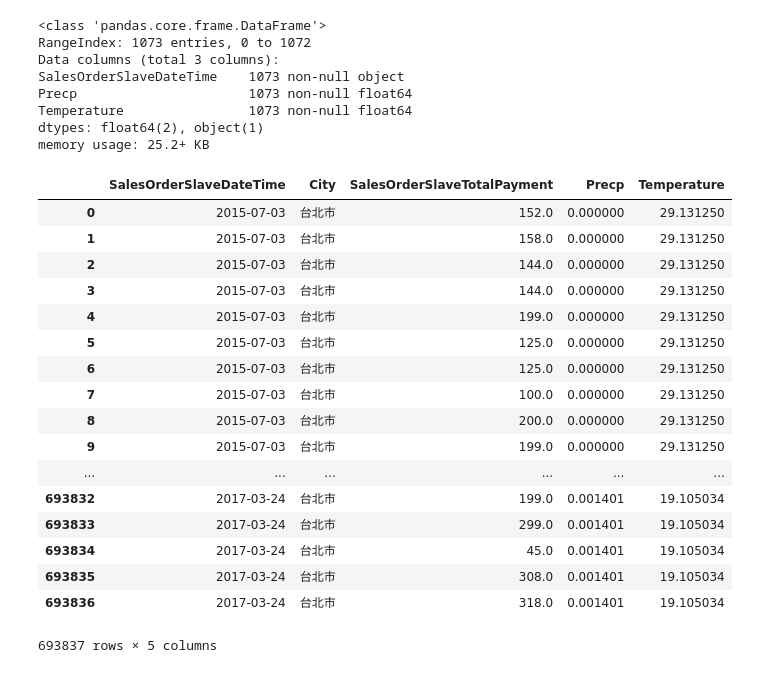
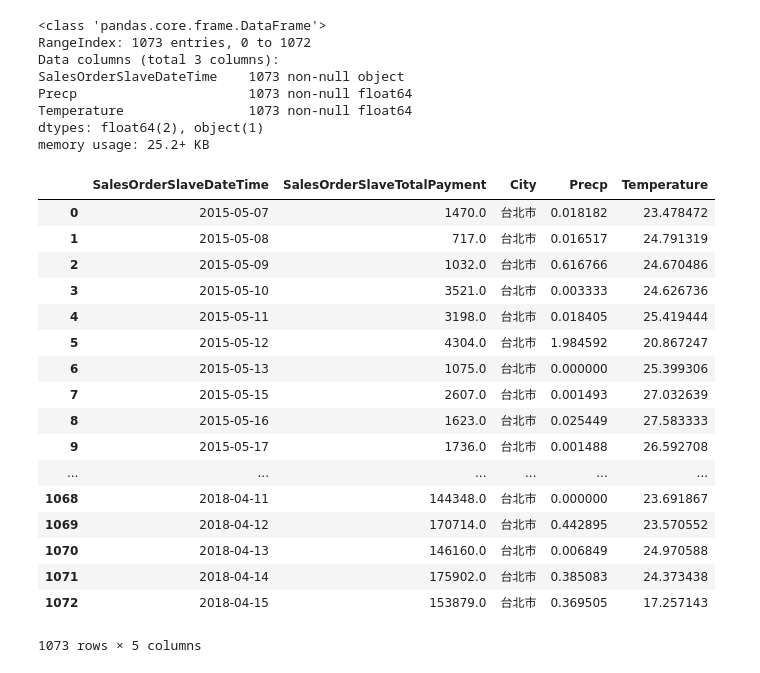
Before and after one commit to Hank421Chen/Python-, a Jupyter notebook: week_2/Homework/week2_hw.ipynb, the cells around one changed output. Saved outputs shown, nothing was run; the diff lists cells and outputs as text; code cells hidden in the pictures.

```diff
--- a/week_2/Homework/week2_hw.ipynb
+++ b/week_2/Homework/week2_hw.ipynb
@@ -32,3 +32,7 @@ taipei_data
 | 5495273 | 2017-03-29 | 台北市 | 330.0 |
 | 5495274 | 2017-03-29 | 台北市 | 188.0 |
 693837 rows × 3 columns
+# %%
+taipei_data2 = taipei_data.groupby(by='SalesOrderSlaveDateTime')['SalesOrderSlaveTotalPayment'].sum()
+taipei_data3 = pd.DataFrame(taipei_data2)
+taipei_data3
@@ -34,0 +59,3 @@ taipei_data
+# %%
+taipei_data3['City'] = '台北市'
+taipei_data3
@@ -80,30 +121,28 @@ Precp                      1073 non-null float64
 Temperature                1073 non-null float64
 dtypes: float64(2), object(1)
 memory usage: 25.2+ KB
-# %%
-taipei_result = pd.merge(taipei_data, taipei_climate, on='SalesOrderSlaveDateTime')
-#taipei_result = pd.concat(taipei_data, taipei_climate,join_axes = 'SalesOrderSlaveDateTime')
-
-taipei_result
-# %% [output]
-|  | SalesOrderSlaveDateTime | City | SalesOrderSlaveTotalPayment | Precp | Temperature |
-| 0 | 2015-07-03 | 台北市 | 152.0 | 0.000000 | 29.131250 |
-| 1 | 2015-07-03 | 台北市 | 158.0 | 0.000000 | 29.131250 |
-| 2 | 2015-07-03 | 台北市 | 144.0 | 0.000000 | 29.131250 |
-| 3 | 2015-07-03 | 台北市 | 144.0 | 0.000000 | 29.131250 |
-| 4 | 2015-07-03 | 台北市 | 199.0 | 0.000000 | 29.131250 |
-| 5 | 2015-07-03 | 台北市 | 125.0 | 0.000000 | 29.131250 |
-| 6 | 2015-07-03 | 台北市 | 125.0 | 0.000000 | 29.131250 |
-| 7 | 2015-07-03 | 台北市 | 100.0 | 0.000000 | 29.131250 |
-| 8 | 2015-07-03 | 台北市 | 200.0 | 0.000000 | 29.131250 |
-| 9 | 2015-07-03 | 台北市 | 199.0 | 0.000000 | 29.131250 |
-| ... | ... | ... | ... | ... | ... |
-| 693832 | 2017-03-24 | 台北市 | 199.0 | 0.001401 | 19.105034 |
-| 693833 | 2017-03-24 | 台北市 | 299.0 | 0.001401 | 19.105034 |
-| 693834 | 2017-03-24 | 台北市 | 45.0 | 0.001401 | 19.105034 |
-| 693835 | 2017-03-24 | 台北市 | 308.0 | 0.001401 | 19.105034 |
-| 693836 | 2017-03-24 | 台北市 | 318.0 | 0.001401 | 19.105034 |
-693837 rows × 5 columns
+# %%
+taipei2_result = pd.merge(taipei_data3, taipei_climate, on='SalesOrderSlaveDateTime')
+taipei2_result
+# %% [output]
+|  | SalesOrderSlaveDateTime | SalesOrderSlaveTotalPayment | City | Precp | Temperature |
+| 0 | 2015-05-07 | 1470.0 | 台北市 | 0.018182 | 23.478472 |
+| 1 | 2015-05-08 | 717.0 | 台北市 | 0.016517 | 24.791319 |
+| 2 | 2015-05-09 | 1032.0 | 台北市 | 0.616766 | 24.670486 |
+| 3 | 2015-05-10 | 3521.0 | 台北市 | 0.003333 | 24.626736 |
+| 4 | 2015-05-11 | 3198.0 | 台北市 | 0.018405 | 25.419444 |
+| 5 | 2015-05-12 | 4304.0 | 台北市 | 1.984592 | 20.867247 |
+| 6 | 2015-05-13 | 1075.0 | 台北市 | 0.000000 | 25.399306 |
+| 7 | 2015-05-15 | 2607.0 | 台北市 | 0.001493 | 27.032639 |
+| 8 | 2015-05-16 | 1623.0 | 台北市 | 0.025449 | 27.583333 |
+| 9 | 2015-05-17 | 1736.0 | 台北市 | 0.001488 | 26.592708 |
+| ... | ... | ... | ... | ... | ... |
+| 1068 | 2018-04-11 | 144348.0 | 台北市 | 0.000000 | 23.691867 |
+| 1069 | 2018-04-12 | 170714.0 | 台北市 | 0.442895 | 23.570552 |
+| 1070 | 2018-04-13 | 146160.0 | 台北市 | 0.006849 | 24.970588 |
+| 1071 | 2018-04-14 | 175902.0 | 台北市 | 0.385083 | 24.373438 |
+| 1072 | 2018-04-15 | 153879.0 | 台北市 | 0.369505 | 17.257143 |
+1073 rows × 5 columns
 # %%
 import requests
 from bs4 import BeautifulSoup
```
Also changed, not shown: parts of 20 cells of this notebook, 2 other files.
